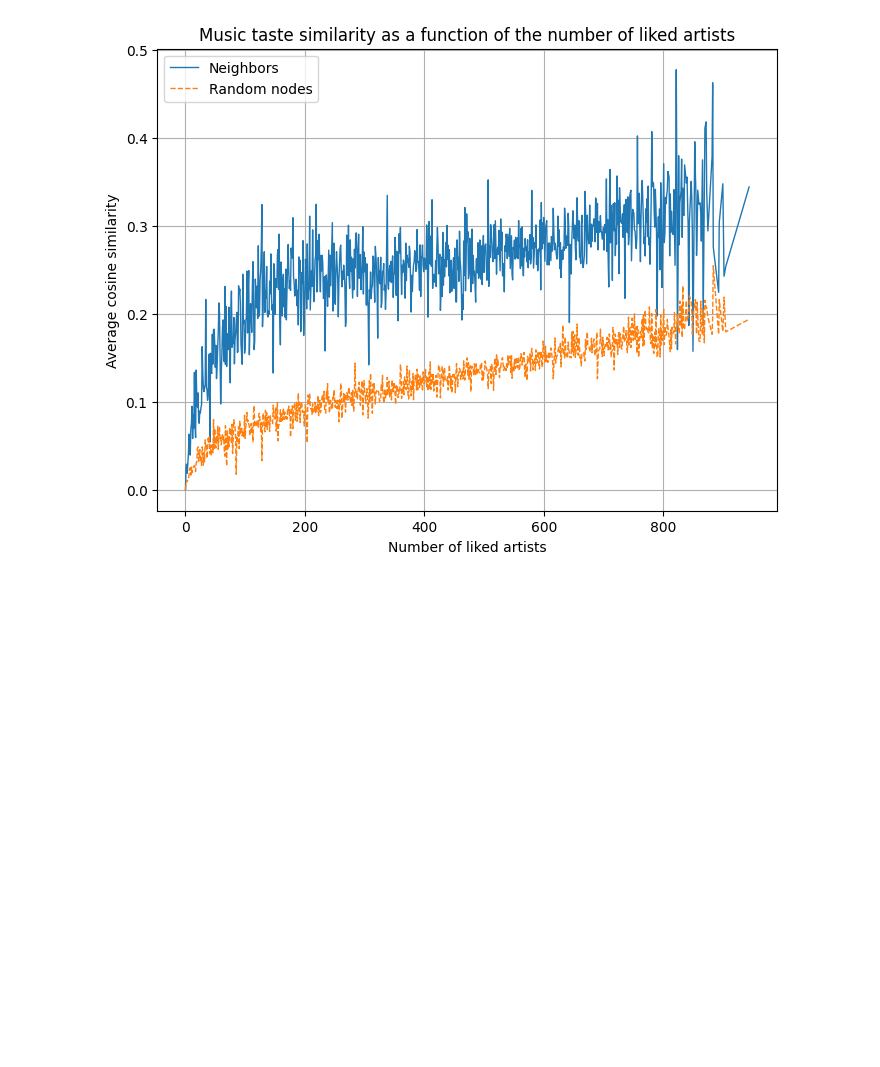
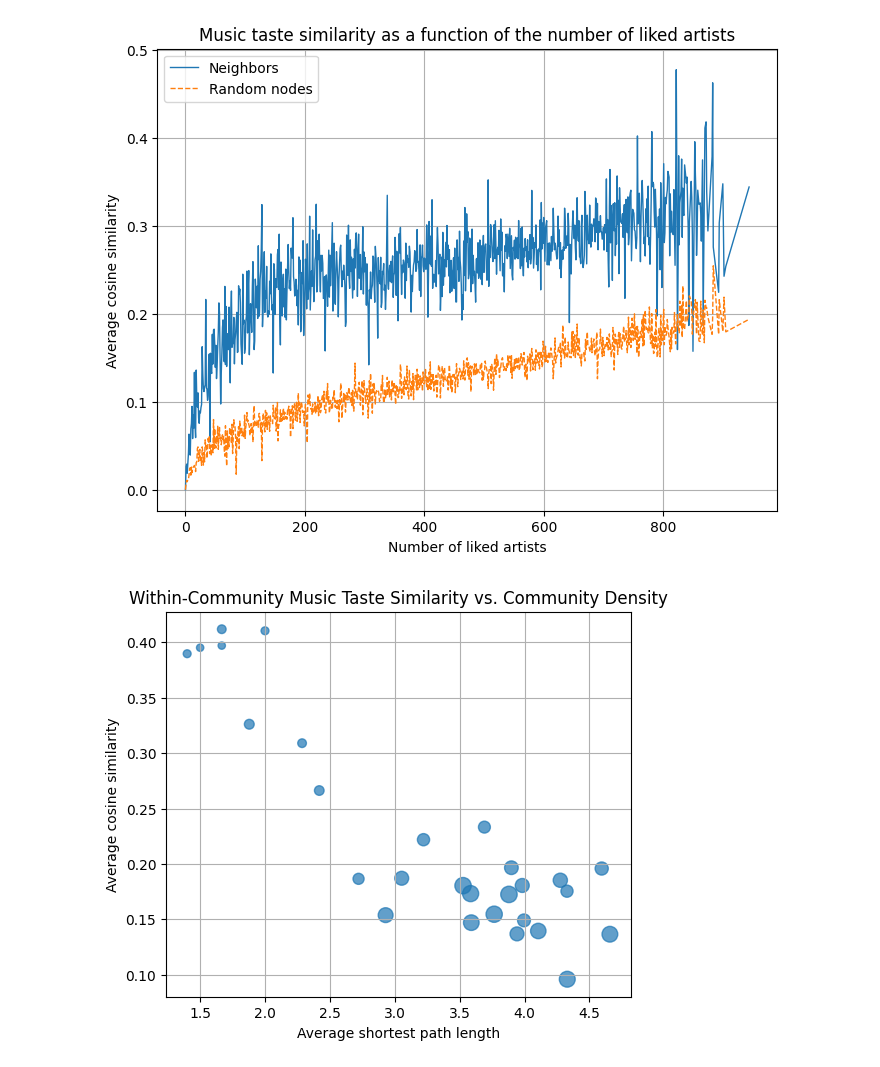
Before and after one commit to jonasbjaerke/complex_network_analysis, a Jupyter notebook: main.ipynb, the cells around one changed output. Cells and saved outputs as stored; diff of their text form; code cells hidden in the pictures; blank space fills up the shorter version.

Commit message:
aded graph

```diff
--- a/main.ipynb
+++ b/main.ipynb
@@ -359,3 +360,25 @@ plot_community_country_distribution(
 plot_num_artists_vs_avg_similarity(G, features)
 # %% [output]
 [figure]
+# %%
+all_comms = [cid for cid, _ in community_sizes.most_common()]
+
+labels_louvain = {
+    node: membership[node_to_idx[node]]
+    for node in nodes
+    if membership[node_to_idx[node]] in all_comms
+}
+
+nodes_louvain = list(labels_louvain.keys())
+
+
+community_similarity_vs_pathlength(
+    nodes=nodes_louvain,
+    G=G,
+    features=features,
+    labels=labels_louvain,
+    samples=500,
+    title="Within-Community Music Taste Similarity vs. Community Density"
+)
+# %% [output]
+[figure, added]
```
Also changed, not shown: parts of 6 cells of this notebook, 1 other file.
